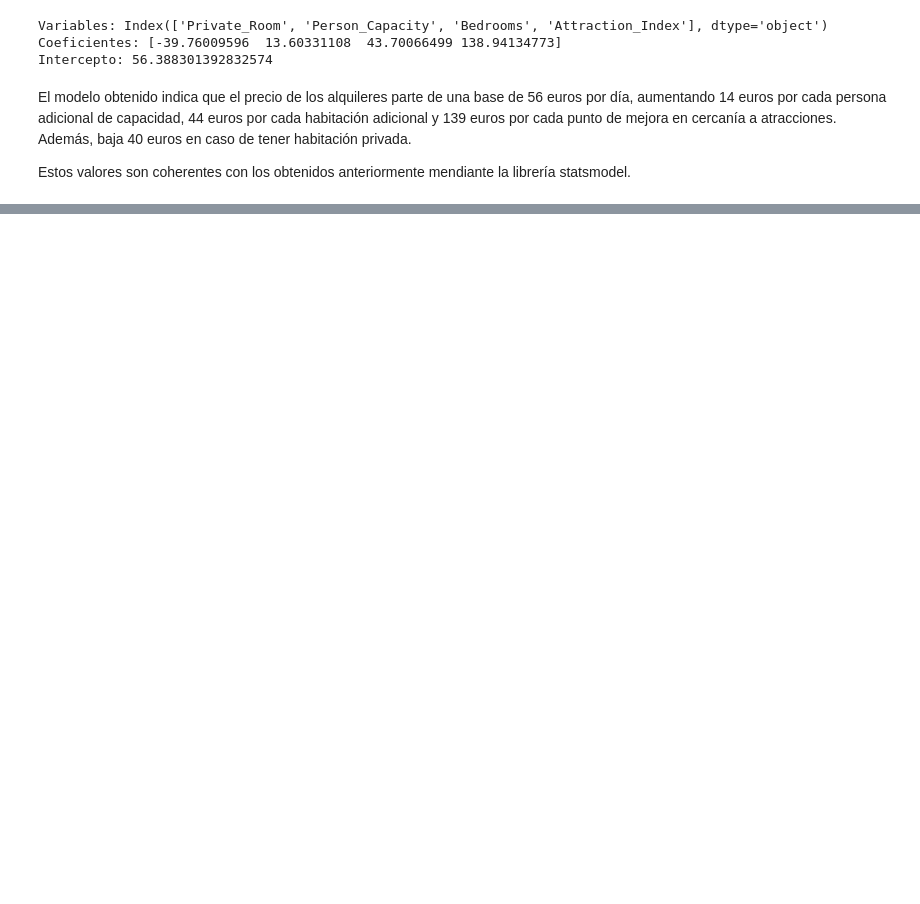
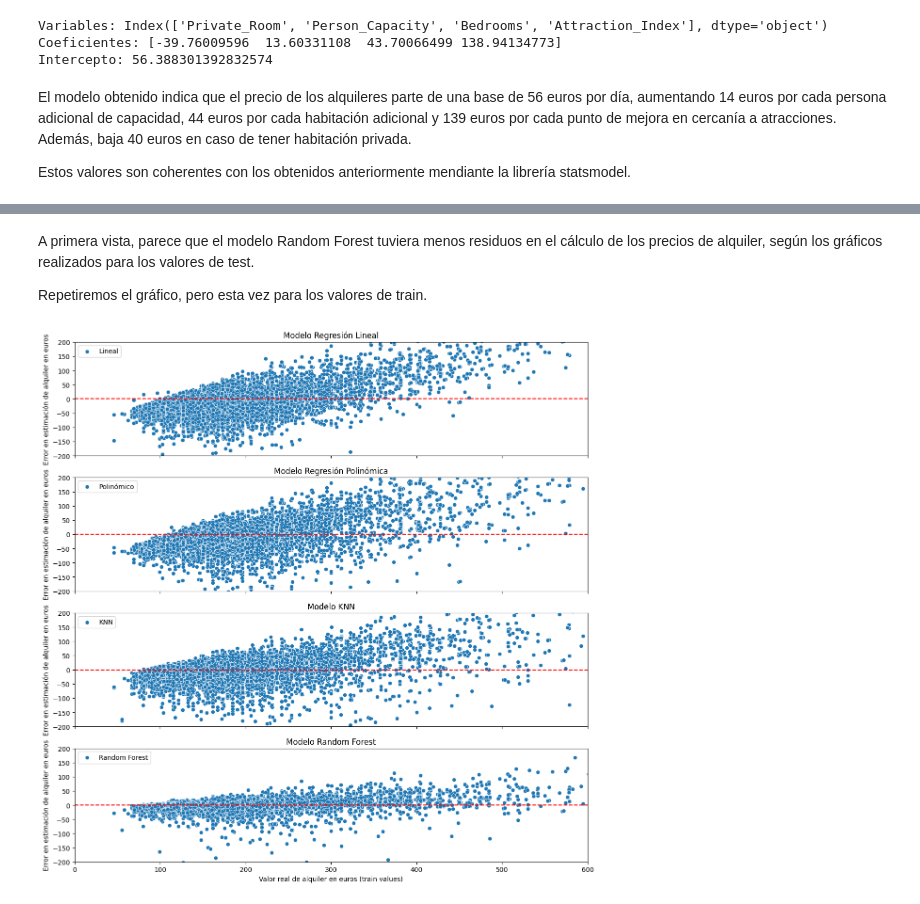
Before and after one commit to tekluis/CoderHouse, a Jupyter notebook: 7-PRIMERAENTREGA_TEK.ipynb, the cells around one changed output, grey strips where cells are left out. Saved outputs shown, nothing was run; the diff lists cells and outputs as text; code cells hidden in the pictures; blank space fills up the shorter version.

Commit message:
avances primera entrega

```diff
--- a/7-PRIMERAENTREGA_TEK.ipynb
+++ b/7-PRIMERAENTREGA_TEK.ipynb
@@ -867,0 +780,52 @@ plt.show()
+# %% [markdown]
+A primera vista, parece que el modelo Random Forest tuviera menos residuos en el cálculo de los precios de alquiler, según los gráficos realizados para los valores de test.
+
+Repetiremos el gráfico, pero esta vez para los valores de train.
+# %%
+residuos_train_lr = y_train - y_pred_train_lr
+residuos_train_poly = y_train - y_pred_train_poly
+residuos_train_knn = y_train - y_pred_train_knn
+residuos_train_rf = y_train - y_pred_train_rf
+
+residuos_train_graf = {
+    'residuos_train_lr': residuos_train_lr,
+    'residuos_train_poly': residuos_train_poly,
+    'residuos_train_knn': residuos_train_knn,
+    'residuos_train_rf': residuos_train_rf,
+    'y_train': y_train
+}
+
+df_residuos_train_graf = pd.DataFrame(residuos_train_graf)
+
+fig, ax = plt.subplots(4, 1, figsize=(12, 12), sharex=True)
+
+sns.scatterplot(data=df_residuos_train_graf, x='y_train', y='residuos_train_lr', label='Lineal', ax=ax[0])
+ax[0].set_ylim(-200, 200)
+ax[0].set_ylabel('Error en estimación de alquiler en euros')
+ax[0].set_title('Modelo Regresión Lineal')
+ax[0].plot([0, 600], [0, 0], color='red', linestyle='--')
+
+sns.scatterplot(data=df_residuos_train_graf, x='y_train', y='residuos_train_poly', label='Polinómico', ax=ax[1])
+ax[1].set_ylim(-200, 200)
+ax[1].set_ylabel('Error en estimación de alquiler en euros')
+ax[1].set_title('Modelo Regresión Polinómica')
+ax[1].plot([0, 600], [0, 0], color='red', linestyle='--')
+
+sns.scatterplot(data=df_residuos_train_graf, x='y_train', y='residuos_train_knn', label='KNN', ax=ax[2])
+ax[2].set_ylim(-200, 200)
+ax[2].set_ylabel('Error en estimación de alquiler en euros')
+ax[2].set_title('Modelo KNN')
+ax[2].plot([0, 600], [0, 0], color='red', linestyle='--')
+
+sns.scatterplot(data=df_residuos_train_graf, x='y_train', y='residuos_train_rf', label='Random Forest', ax=ax[3])
+ax[3].set_ylim(-200, 200)
+ax[3].set_ylabel('Error en estimación de alquiler en euros')
+ax[3].set_title('Modelo Random Forest')
+ax[3].plot([0, 600], [0, 0], color='red', linestyle='--')
+ax[3].set_xlim(0, 600)
+ax[3].set_xlabel('Valor real de alquiler en euros (train values)')
+
+plt.tight_layout()
+plt.show()
+# %% [output]
+[figure, added]
```
Also changed, not shown: parts of 58 cells of this notebook.
